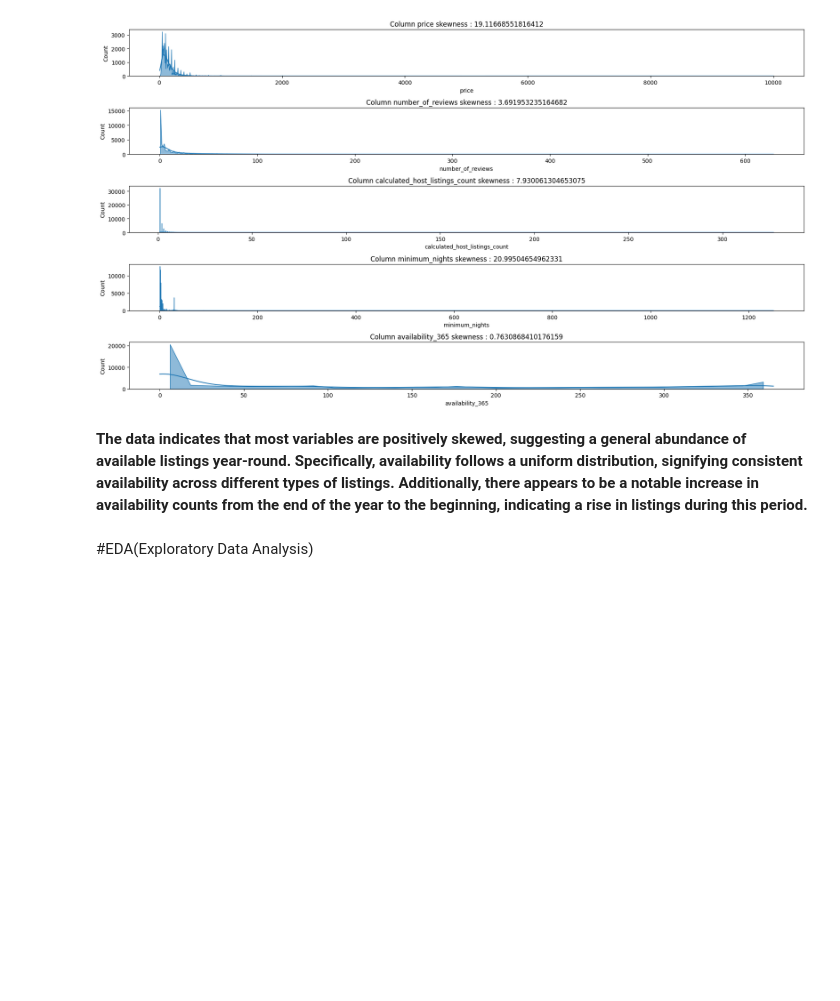
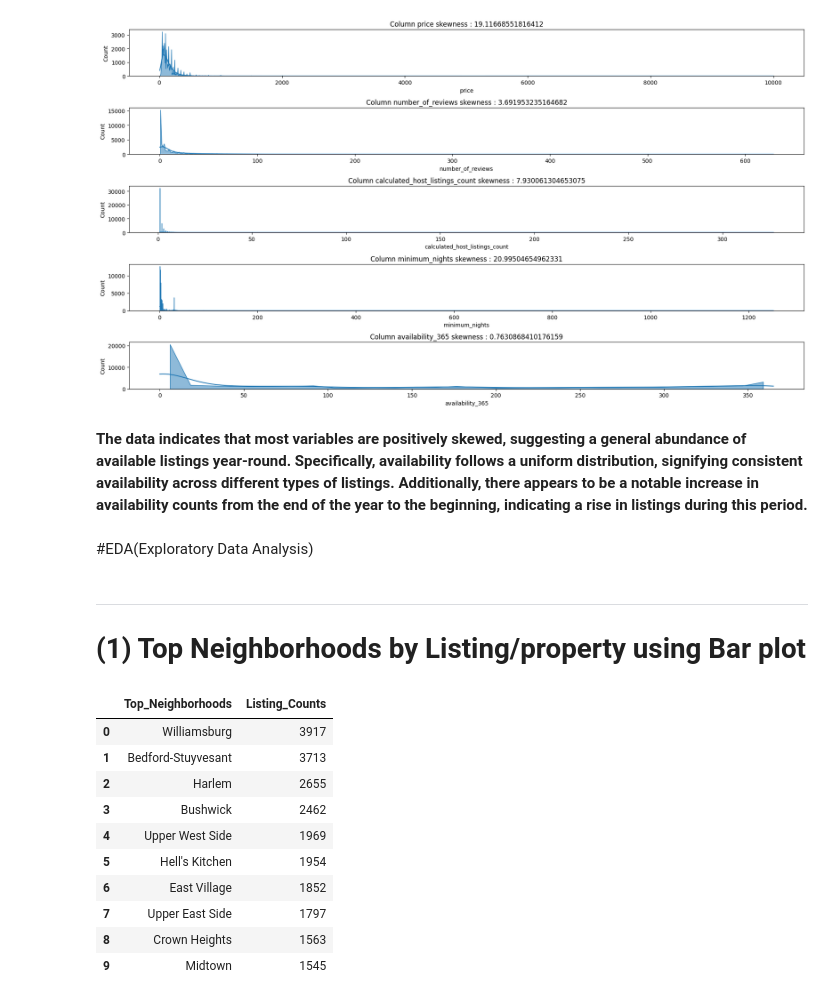
Before and after one commit to Kumarisimran626/EDA_Airbnb_Bookings_Analysis_Capstone_Project., a Jupyter notebook: S_K_EDA_Airbnb_Bookings_Analysis_Capstone_Project.ipynb, the cells around one changed output. Drawn from its saved outputs; the diff is of its cells as text; code cells hidden in the pictures; blank space fills up the shorter version.

```diff
--- a/S_K_EDA_Airbnb_Bookings_Analysis_Capstone_Project.ipynb
+++ b/S_K_EDA_Airbnb_Bookings_Analysis_Capstone_Project.ipynb
@@ -306,3 +306,29 @@ plt.tight_layout(h_pad=1, w_pad=0.8)
 **The data indicates that most variables are positively skewed, suggesting a general abundance of available listings year-round. Specifically, availability follows a uniform distribution, signifying consistent availability across different types of listings. Additionally, there appears to be a notable increase in availability counts from the end of the year to the beginning, indicating a rise in listings during this period.**
 # %% [markdown]
 #<b/>EDA(Exploratory Data Analysis)
+# %% [markdown]
+
+
+---
+# **(1) Top Neighborhoods by Listing/property using Bar plot**
+# %%
+# create a new DataFrame that displays the top 10 neighborhoods in the Airbnb NYC dataset based on the number of listings in each neighborhood
+Top_Neighborhoods = Airbnb_df['neighbourhood'].value_counts()[:10].reset_index()
+
+# rename the columns of the resulting DataFrame to 'Top_Neighborhoods' and 'Listing_Counts'
+Top_Neighborhoods.columns = ['Top_Neighborhoods', 'Listing_Counts']
+
+# display the resulting DataFrame
+Top_Neighborhoods
+# %% [output]
+|  | Top_Neighborhoods | Listing_Counts |
+| 0 | Williamsburg | 3917 |
+| 1 | Bedford-Stuyvesant | 3713 |
+| 2 | Harlem | 2655 |
+| 3 | Bushwick | 2462 |
+| 4 | Upper West Side | 1969 |
+| 5 | Hell's Kitchen | 1954 |
+| 6 | East Village | 1852 |
+| 7 | Upper East Side | 1797 |
+| 8 | Crown Heights | 1563 |
+| 9 | Midtown | 1545 |
```
Also changed, not shown: parts of 9 cells of this notebook.
